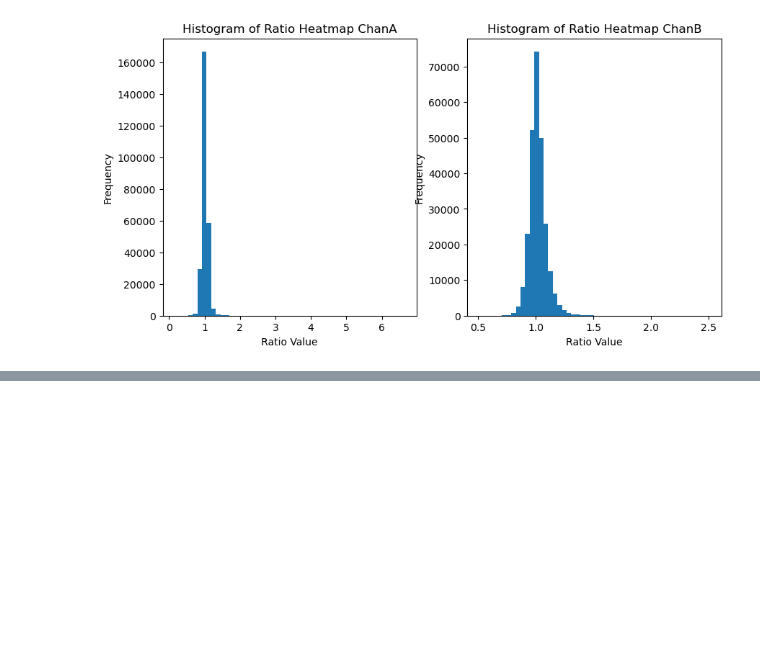
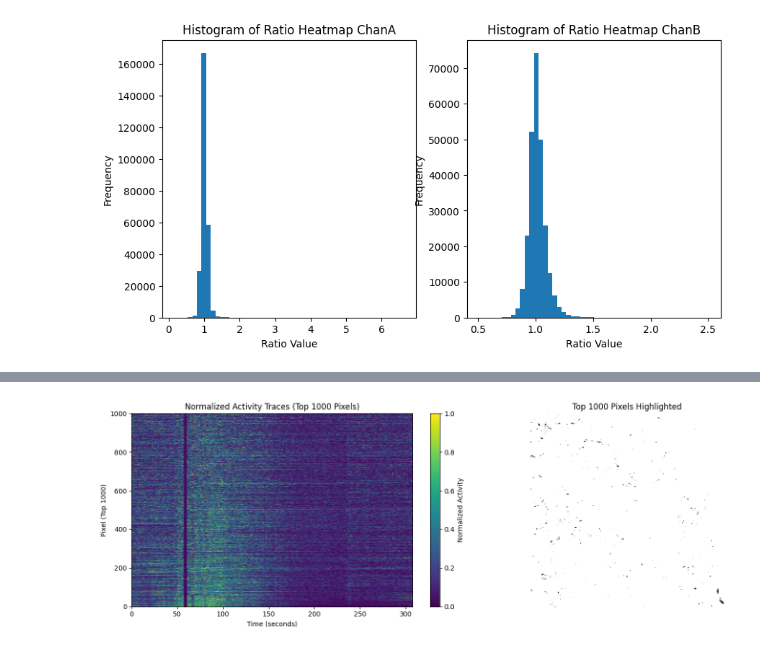
Before and after one commit to RasHerlo/bPAC_analysis, a Jupyter notebook: bPAC_detection.ipynb, the cells around one changed output, grey strips where cells are left out. Cells and saved outputs as stored; diff of their text form; code cells hidden in the pictures; blank space fills up the shorter version.

```diff
--- a/bPAC_detection.ipynb
+++ b/bPAC_detection.ipynb
@@ -162,0 +282,7 @@ Text(0, 0.5, 'Frequency')
+# %%
+# Example Usage (assuming you have already calculated ratio_heatmap, etc.)
+tif_file_path = os.path.join(basedir,flddir,'ChanA_stk.tif')
+
+visualize_top_pixels(tif_file_path, ratio_heatmap_a, avg_heatmap_a, original_shape_a, fps=0.625)
+# %% [output]
+[figure, added]
```
Also changed, not shown: parts of 6 cells of this notebook.
